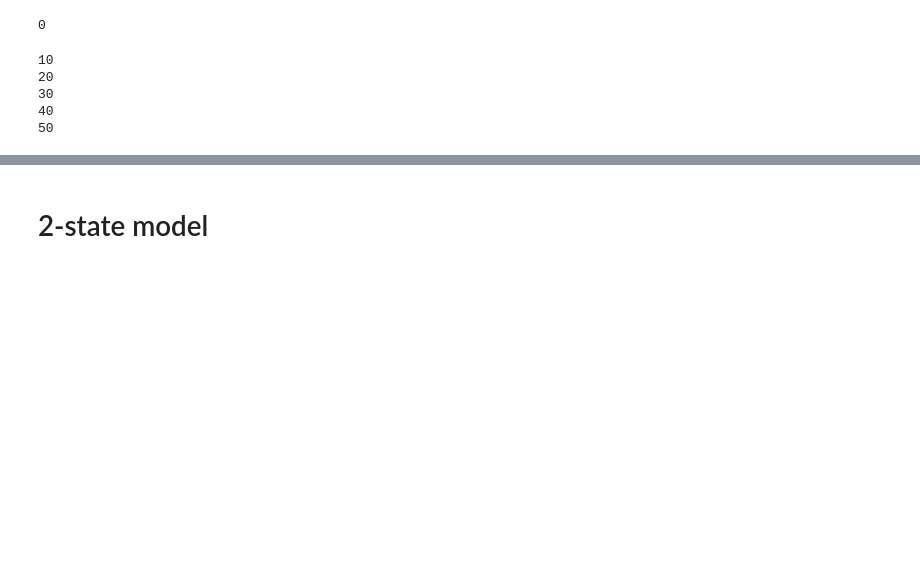
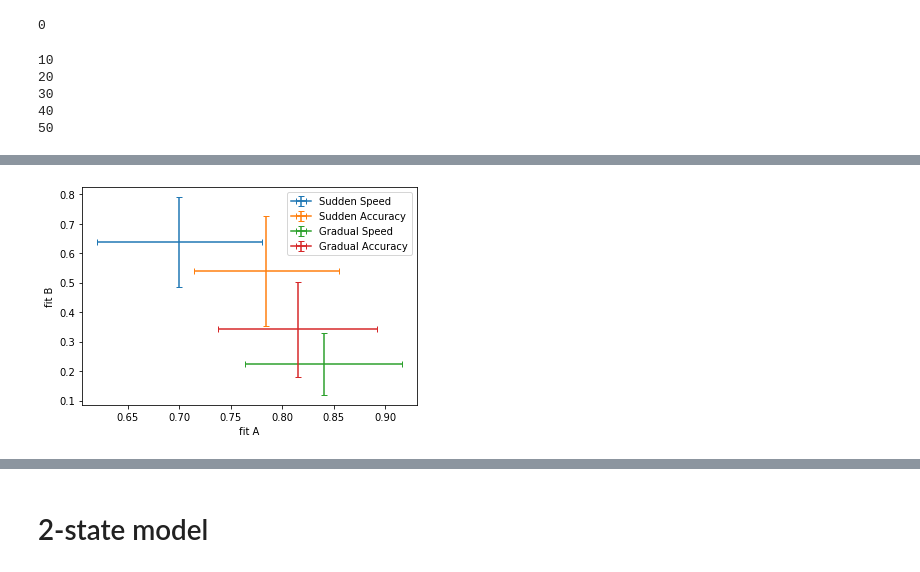
Before and after one commit to tejas-savalia/Lab-Codes, a Jupyter notebook: Psychtoolbox/Visuomotor_Adaptation_Tablet/python_scripts/state_space.ipynb, the cells around one changed output, grey strips where cells are left out. Drawn from its saved outputs; the diff is of its cells as text; code cells hidden in the pictures; blank space fills up the shorter version.

```diff
--- a/Psychtoolbox/Visuomotor_Adaptation_Tablet/python_scripts/state_space.ipynb
+++ b/Psychtoolbox/Visuomotor_Adaptation_Tablet/python_scripts/state_space.ipynb
@@ -437,0 +264,2 @@ plot_param_fits(fit_B, 'fitB')
+# %%
+fit_transfer_A, fit_transfer_B, fit_transfer_V, fit_transfer_success = run_fits_transfer(curvatures, 768, 64, 704)
@@ -437,0 +318,4 @@ plot_param_fits(fit_B, 'fitB')
+# %%
+plot_fits(fit_transfer_A, fit_transfer_B)
+# %% [output]
+[figure, added]
```
Also changed, not shown: parts of 84 cells of this notebook, 3 other files.
